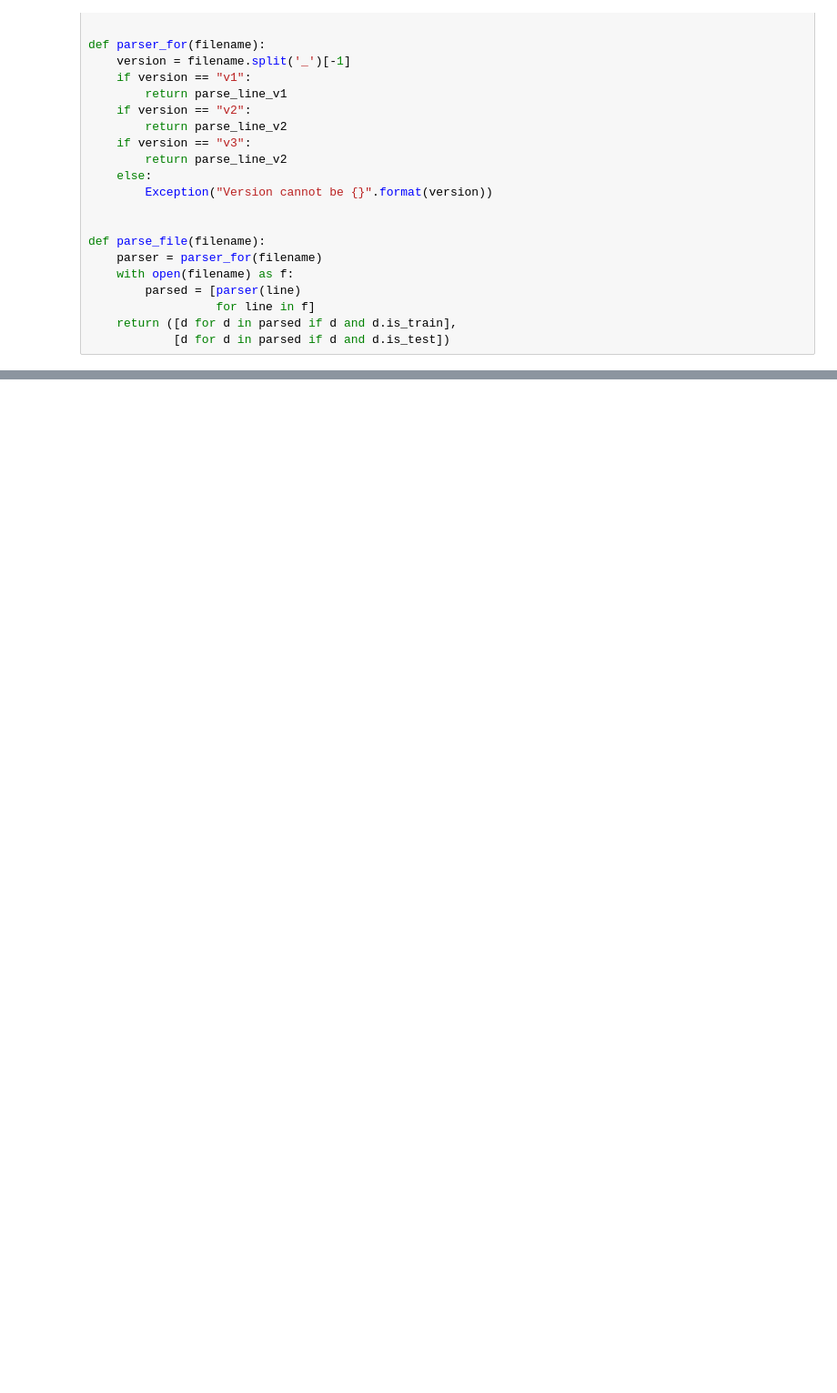
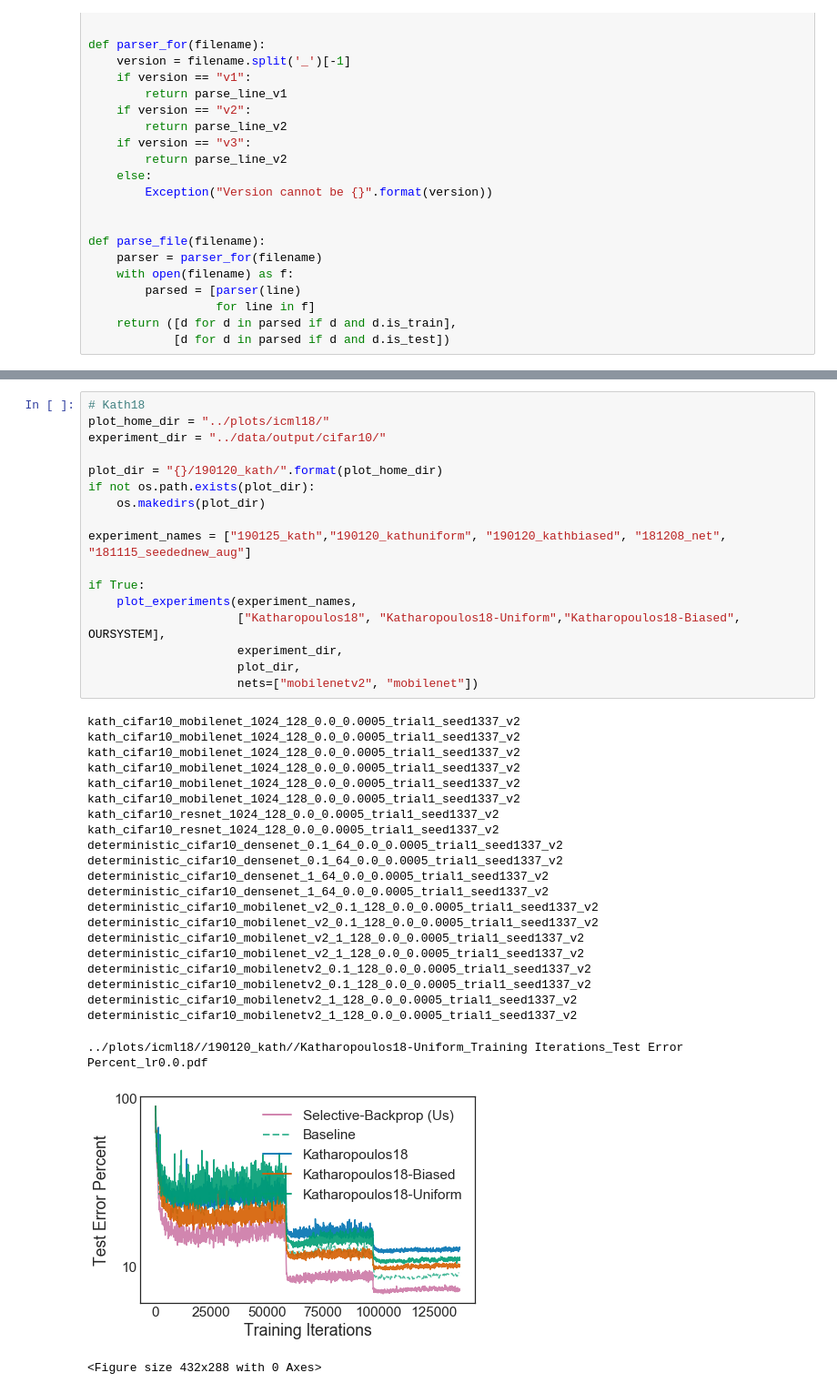
Before and after one commit to angelajiang/bias-in-datasets, a Jupyter notebook: active_learning/ipython/ICML18 plots.ipynb, the cells around one changed output, grey strips where cells are left out. Shown: that part at 91% size. Saved outputs shown, nothing was run; the diff lists cells and outputs as text; blank space fills up the shorter version.

```diff
--- a/active_learning/ipython/ICML18 plots.ipynb
+++ b/active_learning/ipython/ICML18 plots.ipynb
@@ -603,0 +611,41 @@ sampling_svhn_resnet18_1.0_128_0.01_0.0005_trial1_seed1337_v2
+# %%
+# Kath18
+plot_home_dir = "../plots/icml18/"
+experiment_dir = "../data/output/cifar10/"
+
+plot_dir = "{}/190120_kath/".format(plot_home_dir)
+if not os.path.exists(plot_dir):
+    os.makedirs(plot_dir)
+
+experiment_names = ["190125_kath","190120_kathuniform", "190120_kathbiased", "181208_net", "181115_seedednew_aug"]
+
+if True:
+    plot_experiments(experiment_names,
+                     ["Katharopoulos18", "Katharopoulos18-Uniform","Katharopoulos18-Biased", OURSYSTEM],
+                     experiment_dir,
+                     plot_dir,
+                     nets=["mobilenetv2", "mobilenet"])
+# %% [output]
+kath_cifar10_mobilenet_1024_128_0.0_0.0005_trial1_seed1337_v2
+kath_cifar10_mobilenet_1024_128_0.0_0.0005_trial1_seed1337_v2
+kath_cifar10_mobilenet_1024_128_0.0_0.0005_trial1_seed1337_v2
+kath_cifar10_mobilenet_1024_128_0.0_0.0005_trial1_seed1337_v2
+kath_cifar10_mobilenet_1024_128_0.0_0.0005_trial1_seed1337_v2
+kath_cifar10_mobilenet_1024_128_0.0_0.0005_trial1_seed1337_v2
+kath_cifar10_resnet_1024_128_0.0_0.0005_trial1_seed1337_v2
+kath_cifar10_resnet_1024_128_0.0_0.0005_trial1_seed1337_v2
+deterministic_cifar10_densenet_0.1_64_0.0_0.0005_trial1_seed1337_v2
+deterministic_cifar10_densenet_0.1_64_0.0_0.0005_trial1_seed1337_v2
+deterministic_cifar10_densenet_1_64_0.0_0.0005_trial1_seed1337_v2
+deterministic_cifar10_densenet_1_64_0.0_0.0005_trial1_seed1337_v2
+deterministic_cifar10_mobilenet_v2_0.1_128_0.0_0.0005_trial1_seed1337_v2
+deterministic_cifar10_mobilenet_v2_0.1_128_0.0_0.0005_trial1_seed1337_v2
+deterministic_cifar10_mobilenet_v2_1_128_0.0_0.0005_trial1_seed1337_v2
+deterministic_cifar10_mobilenet_v2_1_128_0.0_0.0005_trial1_seed1337_v2
+deterministic_cifar10_mobilenetv2_0.1_128_0.0_0.0005_trial1_seed1337_v2
+deterministic_cifar10_mobilenetv2_0.1_128_0.0_0.0005_trial1_seed1337_v2
+deterministic_cifar10_mobilenetv2_1_128_0.0_0.0005_trial1_seed1337_v2
+deterministic_cifar10_mobilenetv2_1_128_0.0_0.0005_trial1_seed1337_v2
+../plots/icml18//190120_kath//Katharopoulos18-Uniform_Training Iterations_Test Error Percent_lr0.0.pdf
+[figure, added]
+<Figure size 432x288 with 0 Axes>
```
Also changed, not shown: parts of 18 cells of this notebook, 19 other files.
